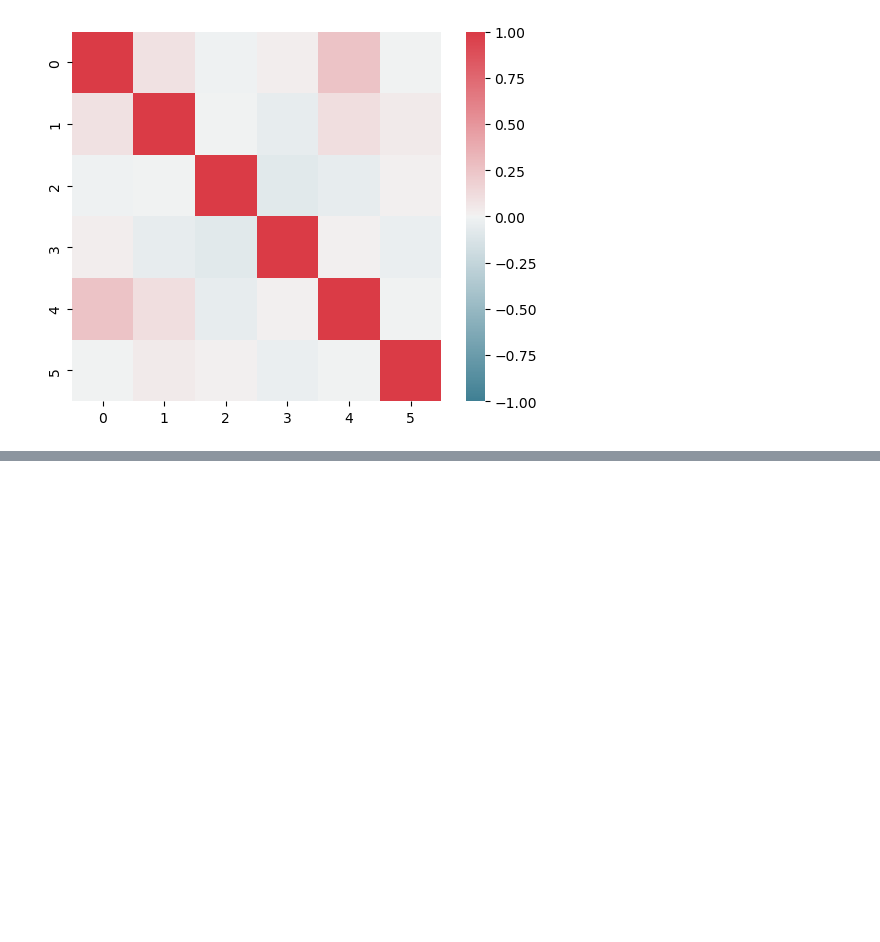
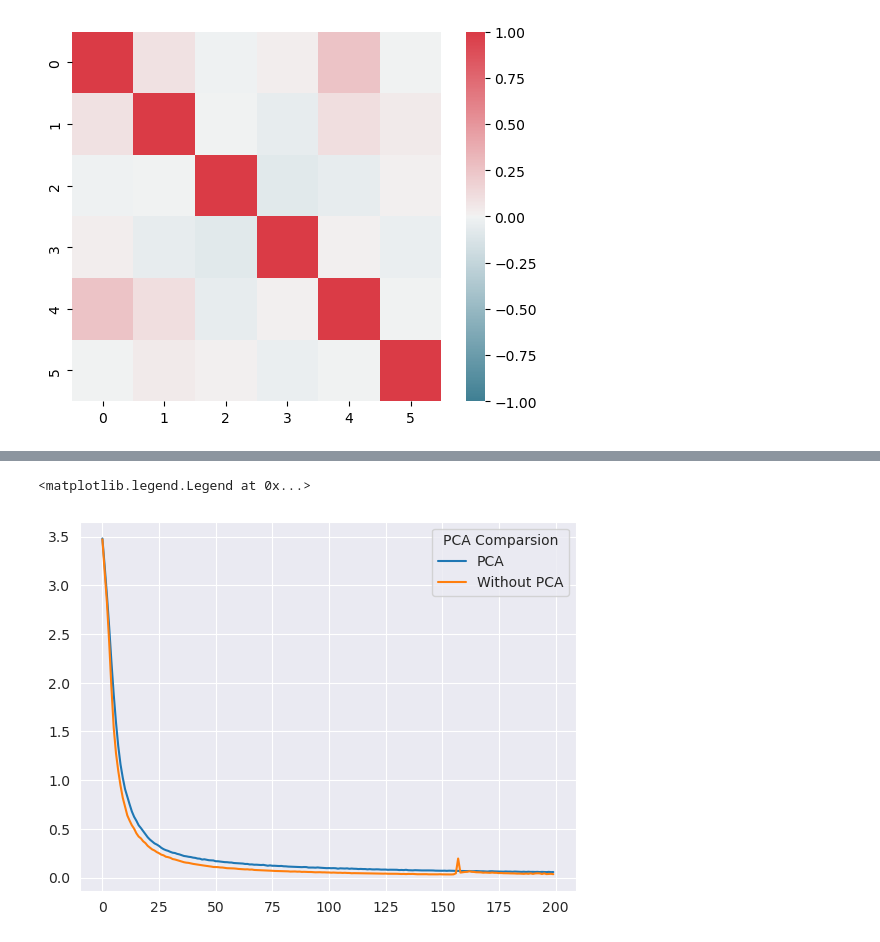
Before and after one commit to Unnamed-1408/CSE5002_Mini_Project, a Jupyter notebook: raw_data_analyse.ipynb, the cells around one changed output, grey strips where cells are left out. Drawn from its saved outputs; the diff is of its cells as text; code cells hidden in the pictures; blank space fills up the shorter version.

```diff
--- a/raw_data_analyse.ipynb
+++ b/raw_data_analyse.ipynb
@@ -90,0 +116,7 @@ sns.heatmap(corr,
+# %%
+plt.plot(data1[:200])
+plt.plot(data2[:200])
+plt.legend(["PCA", "Without PCA"], title='PCA Comparsion')
+# %% [output]
+<matplotlib.legend.Legend at 0x...>
+[figure, added]
```
Also changed, not shown: parts of 5 cells of this notebook, 4 other files.
